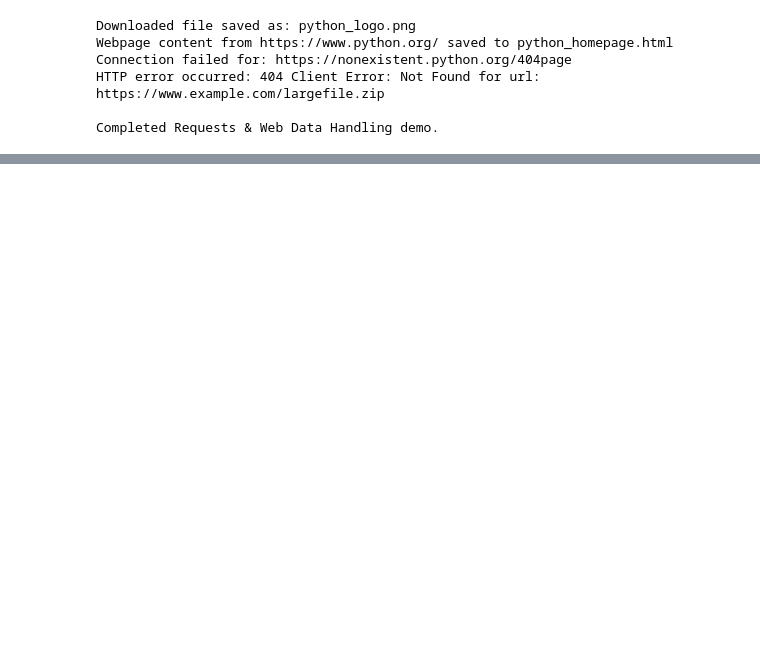
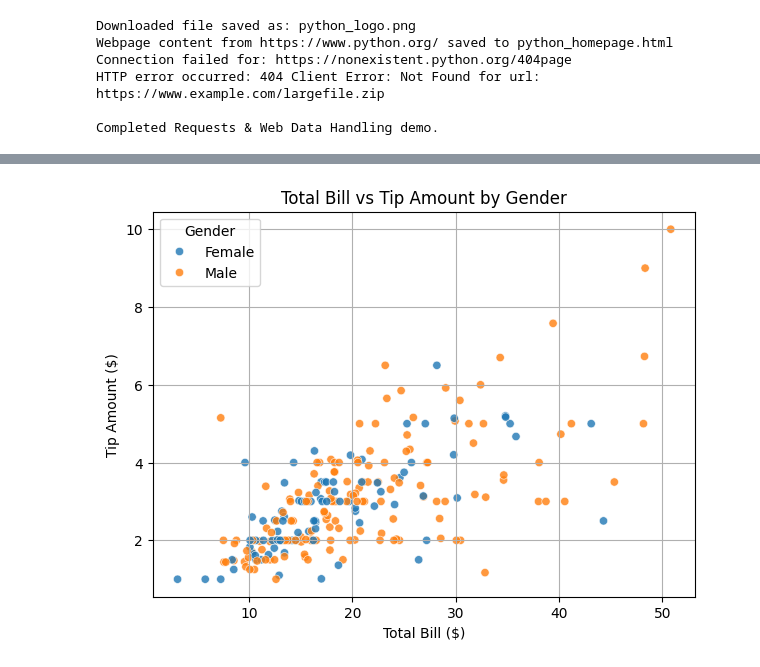
Before and after one commit to sangitaGIT011/Myproj, a Jupyter notebook: PDS_Sem1.ipynb, the cells around one changed output, grey strips where cells are left out. Saved outputs shown, nothing was run; the diff lists cells and outputs as text; code cells hidden in the pictures; blank space fills up the shorter version.

```diff
--- a/PDS_Sem1.ipynb
+++ b/PDS_Sem1.ipynb
@@ -1902,44 +1899,45 @@ HTTP error occurred: 404 Client Error: Not Found for url: https://www.example.co
 
 Completed Requests & Web Data Handling demo.
 # %%
-#Practicle 29
-#Data Cleaning and Visualization Project:
- #a. Load real-world dataset (CSV).
- #b. Clean missing values, rename columns, and normalize data.
- #c. Perform visualization and summary analytics.
+# Practical 29
+# Data Cleaning and Visualization Project:
+# a. Load real-world dataset (CSV)
+# b. Clean missing values, rename columns, and normalize data
+# c. Perform visualization and summary analytics
 
- # ------------------------------------------------------------
-# Data Cleaning and Visualization Project
+# ------------------------------------------------------------
+# Import Required Libraries
+# ------------------------------------------------------------
+import pandas as pd
+import numpy as np
+import matplotlib.pyplot as plt
+import seaborn as sns
+
+# ------------------------------------------------------------
+# a. Load Real-World Dataset (CSV)
 # ------------------------------------------------------------
 
-import pandas as pd
-import matplotlib.pyplot as plt
+# You can replace this URL with your own dataset file path if needed.
+url = "https://raw.githubusercontent.com/mwaskom/seaborn-data/master/tips.csv"
+
+try:
+    df = pd.read_csv(url)
+    print("Dataset Loaded Successfully!\n")
+    print("First 5 Rows of Data:\n", df.head())
+except Exception as e:
+    print("Error Loading Dataset:", e)
 
 # ------------------------------------------------------------
-# a. Load real-world dataset (CSV)
-# ------------------------------------------------------------
-# You can replace this URL or filename with any dataset you have.
-
-dataset = pd.read_csv("https://raw.githubusercontent.com/sangitaGIT011/Myproj/refs/heads/main/UberDataset.csv")
-dataset.head()
-dataset.shape
-
-#dataset.info(
-df = pd.read_csv(url)
-print("Dataset Loaded Successfully!")
-print("\nFirst 5 rows of data:\n", df.head())
-
-# ------------------------------------------------------------
-# b. Clean missing values, rename columns, and normalize data
+# b. Clean Missing Values, Rename Columns, and Normalize Data
 # ------------------------------------------------------------
 
-#  Check for missing values
-print("\nMissing Values Before Cleaning:\n", df.isnull().sum())
+# Check for missing values
+print("\n Missing Values Before Cleaning:\n", df.isnull().sum())
 
-#  Fill or drop missing values if any (example: drop missing)
+# Drop missing values (you can also use fillna() if needed)
 df = df.dropna()
 
-#  Rename columns for clarity
+# Rename columns for clarity
 df = df.rename(columns={
     "total_bill": "TotalBill",
     "tip": "TipAmount",
@@ -1950,42 +1948,51 @@ df = df.rename(columns={
     "size": "GroupSize"
 })
 
-#  Normalize numeric columns (Min-Max Scaling)
-df["TotalBill_Norm"] = (df["TotalBill"] - df["TotalBill"].min()) / (df["TotalBill"].max() - df["TotalBill"].min())
-df["TipAmount_Norm"] = (df["TipAmount"] - df["TipAmount"].min()) / (df["TipAmount"].max() - df["TipAmount"].min())
+# Normalize numeric columns (Min-Max Scaling)
+numeric_cols = df.select_dtypes(include=[np.number]).columns
 
-print("\n Data Cleaning Completed!\n")
+for col in numeric_cols:
+    df[col + "_Norm"] = (df[col] - df[col].min()) / (df[col].max() - df[col].min())
+
+print("\n Data Cleaning and Normalization Completed!\n")
 print(df.head())
 
 # ------------------------------------------------------------
-# c. Perform visualization and summary analytics
+# c. Perform Visualization and Summary Analytics
 # ------------------------------------------------------------
 
-print("\n Summary Statistics:")
+print("\n Summary Statistics:\n")
 print(df.describe())
 
 #  Scatter Plot — Relationship between Total Bill and Tip
 plt.figure(figsize=(7, 5))
-plt.scatter(df["TotalBill"], df["TipAmount"], alpha=0.6)
-plt.title("Total Bill vs Tip Amount")
+sns.scatterplot(data=df, x="TotalBill", y="TipAmount", hue="Gender", alpha=0.8)
+plt.title("Total Bill vs Tip Amount by Gender")
 plt.xlabel("Total Bill ($)")
 plt.ylabel("Tip Amount ($)")
 plt.grid(True)
 plt.show()
-
+print("\n--------------")
 #  Bar Chart — Average Tip by Day
-avg_tip_by_day = df.groupby("DayOfWeek")["TipAmount"].mean()
-avg_tip_by_day.plot(kind="bar", color="skyblue", figsize=(7, 4))
+plt.figure(figsize=(7, 4))
+sns.barplot(data=df, x="DayOfWeek", y="TipAmount", hue="DayOfWeek", palette="viridis", legend=False)
 plt.title("Average Tip by Day of the Week")
 plt.xlabel("Day of Week")
 plt.ylabel("Average Tip ($)")
 plt.show()
-
+print("\n--------------")
 #  Pie Chart — Gender Distribution
 gender_counts = df["Gender"].value_counts()
-gender_counts.plot(kind="pie", autopct='%1.1f%%', startangle=140, colors=['#ff9999', '#66b3ff'])
+plt.figure(figsize=(5, 5))
+plt.pie(gender_counts, labels=gender_counts.index, autopct='%1.1f%%', startangle=140, colors=['#ff9999','#66b3ff'])
 plt.title("Gender Distribution of Customers")
-plt.ylabel("")
+plt.show()
+print("\n--------------")
+# 4️⃣ Heatmap — Correlation Matrix
+plt.figure(figsize=(7, 5))
+sns.heatmap(df.corr(numeric_only=True), annot=True, cmap="coolwarm")
+plt.title("Correlation Heatmap of Numeric Columns")
 plt.show()
 
 print("\n Data Cleaning and Visualization Project Completed Successfully!")
+# %% [output]
@@ -1991,0 +2016 @@ print("\n Data Cleaning and Visualization Project Completed Successfully!")
+[figure, added]
```
Also changed, not shown: parts of 4 cells of this notebook.
